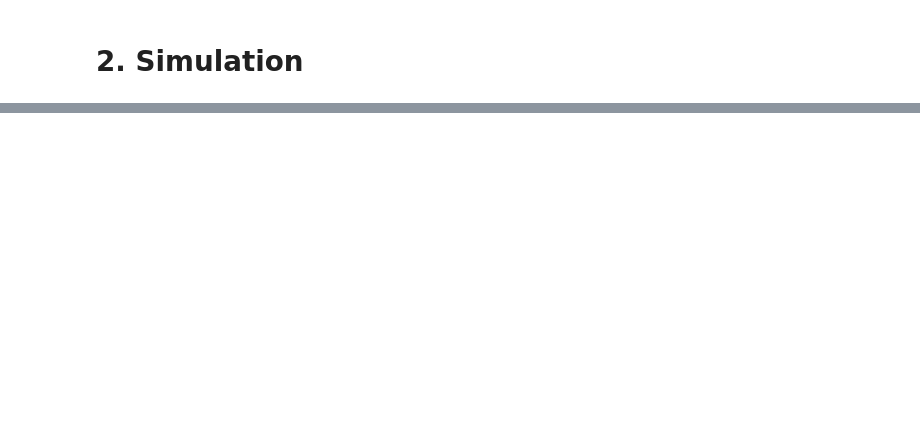
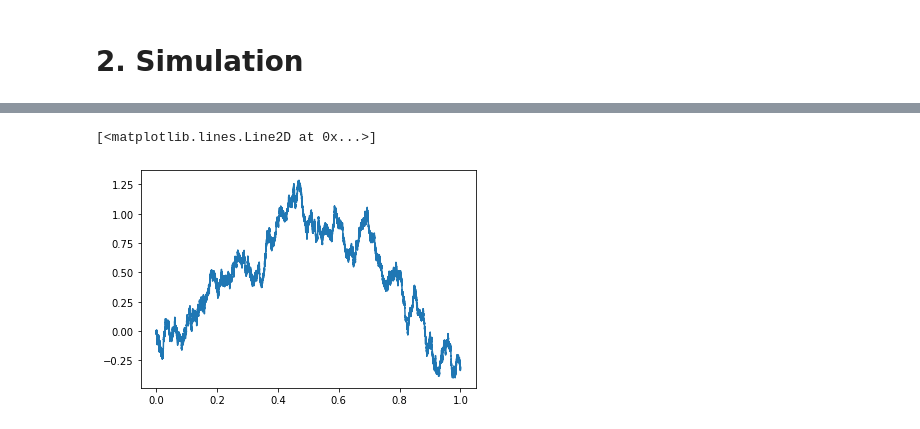
Before and after one commit to Jamjam1729/Dissertation, a Jupyter notebook: Dissertation.ipynb, the cells around one changed output, grey strips where cells are left out. Cells and saved outputs as stored; diff of their text form; code cells hidden in the pictures; blank space fills up the shorter version.

```diff
--- a/Dissertation.ipynb
+++ b/Dissertation.ipynb
@@ -367,0 +333,40 @@ for window in window_lengths:
+# %%
+def simulate_brownian_motion(n_sims, n_steps, T, rng):
+
+
+    mu, sigma = 0.0, 1.0
+    Z = rng.normal(mu, sigma, (n_sims, n_steps))
+
+    dt = T / n_steps
+
+    paths = np.zeros((n_sims, n_steps + 1))
+    for i in range(1, n_steps + 1):
+        paths[:, i] = paths[:, i - 1] + np.sqrt(dt) * Z[:, i - 1]
+
+    return paths
+# %%
+n_sims = 100
+n_steps = 2 ** 18
+
+simulated_H = np.zeros(n_sims)
+sim_realised_H = np.zeros(n_sims)
+
+S0 = 1
+v = 1
+rho = -0.65
+V0 = 0.1
+window_length = 512
+
+rng = np.random.default_rng(seed = 1729)
+B_paths = simulate_brownian_motion(n_sims, n_steps, 1, rng)
+rng = np.random.default_rng(seed = 42)
+W_paths = simulate_brownian_motion(n_sims, n_steps, 1, rng)
+
+for i in range(n_sims):
+    if (i + 1) % 5 == 0:
+        print(f"{(i + 1) / 100:.0%}")
+    model = RFSV_model(V0, v, S0, rho, 0.5, 1, B_paths[i, :], B_paths[i, :], W_paths[i, :], window_length)
+    est_H, MLE_H, realised_H = model.run_H_estimation()
+
+    simulated_H[i] = est_H
+    sim_realised_H[i] = realised_H
@@ -367,0 +394,6 @@ for window in window_lengths:
+# %%
+span = np.arange(0, 1 + 1 / 2 ** 16, 1 / 2 ** 16)
+plt.plot(span, B_paths[0, :])
+# %% [output]
+[<matplotlib.lines.Line2D at 0x...>]
+[figure, added]
```
Also changed, not shown: parts of 18 cells of this notebook.
